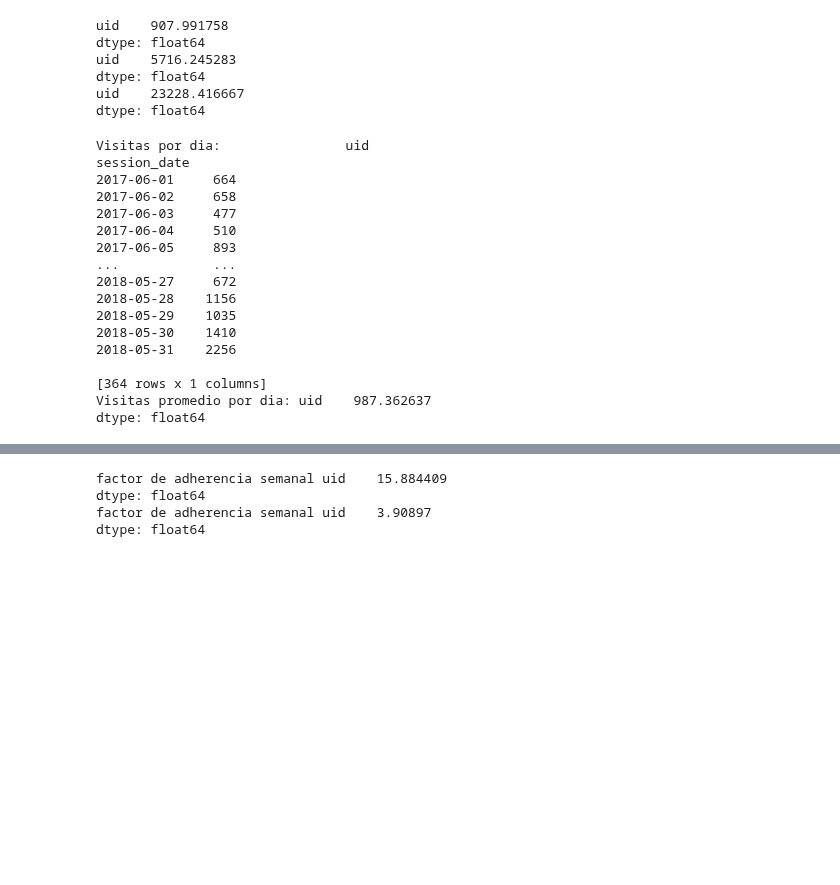
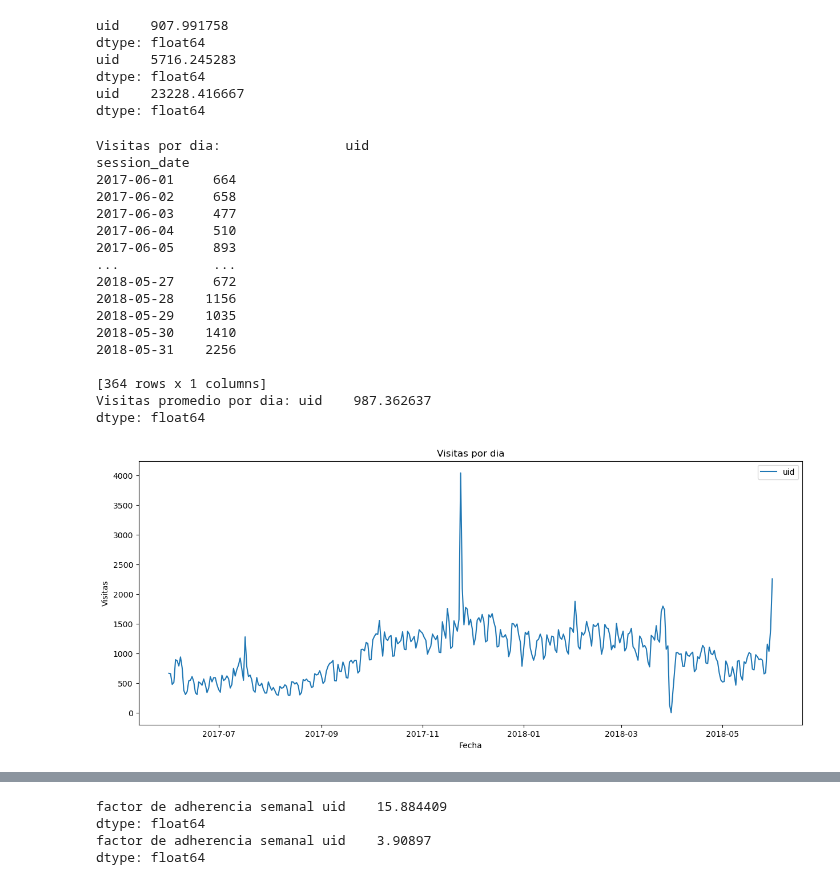
Before and after one commit to hukitan/tripleten, a Jupyter notebook: Proyectos_en_desarrollo/Proyecto 9/proyecto_9.ipynb, the cells around one changed output, grey strips where cells are left out. Saved outputs shown, nothing was run; the diff lists cells and outputs as text; code cells hidden in the pictures; blank space fills up the shorter version.

```diff
--- a/Proyectos_en_desarrollo/Proyecto 9/proyecto_9.ipynb
+++ b/Proyectos_en_desarrollo/Proyecto 9/proyecto_9.ipynb
@@ -183,27 +169,29 @@ dtype: float64
 # %%
 
 #¿Cuántas sesiones hay por día? (Un usuario puede tener más de una sesión).
 vis_day = visits.groupby('session_date').agg({'uid': 'count'})
 print('Visitas por dia:',vis_day)
+vis_day.plot(title='Visitas por dia',ylabel='Visitas',xlabel='Fecha', figsize=(15, 6))
 print('Visitas promedio por dia:', vis_day.mean())
 # %% [output]
 Visitas por dia:                uid
 session_date
 2017-06-01     664
 2017-06-02     658
 2017-06-03     477
 2017-06-04     510
 2017-06-05     893
 ...            ...
 2018-05-27     672
 2018-05-28    1156
 2018-05-29    1035
 2018-05-30    1410
 2018-05-31    2256
 
 [364 rows x 1 columns]
 Visitas promedio por dia: uid    987.362637
 dtype: float64
+[figure, added]
 # %%
 
 # ¿Cuál es la duración de cada sesión?
```
Also changed, not shown: parts of 11 cells of this notebook.
